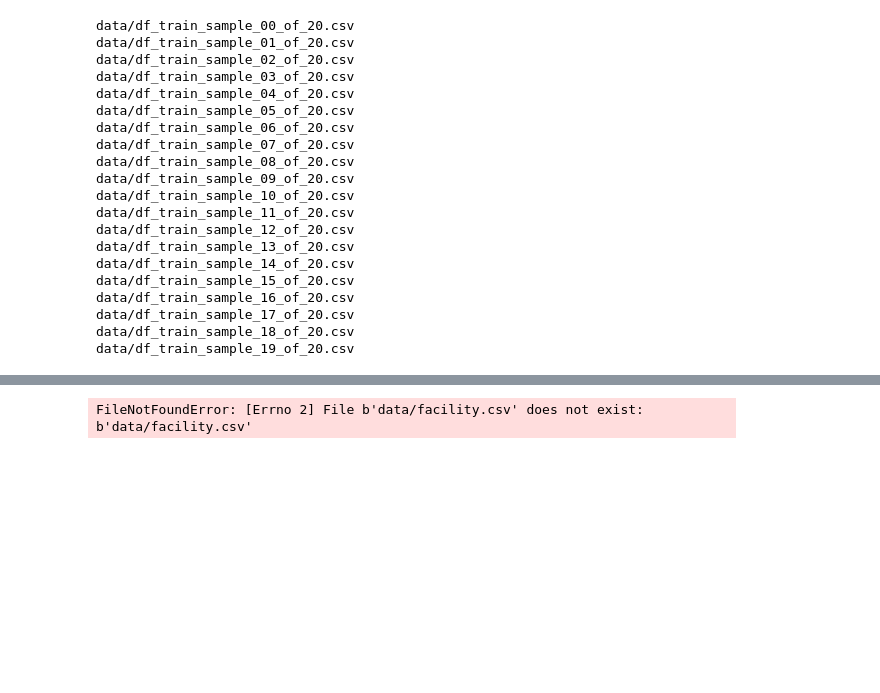
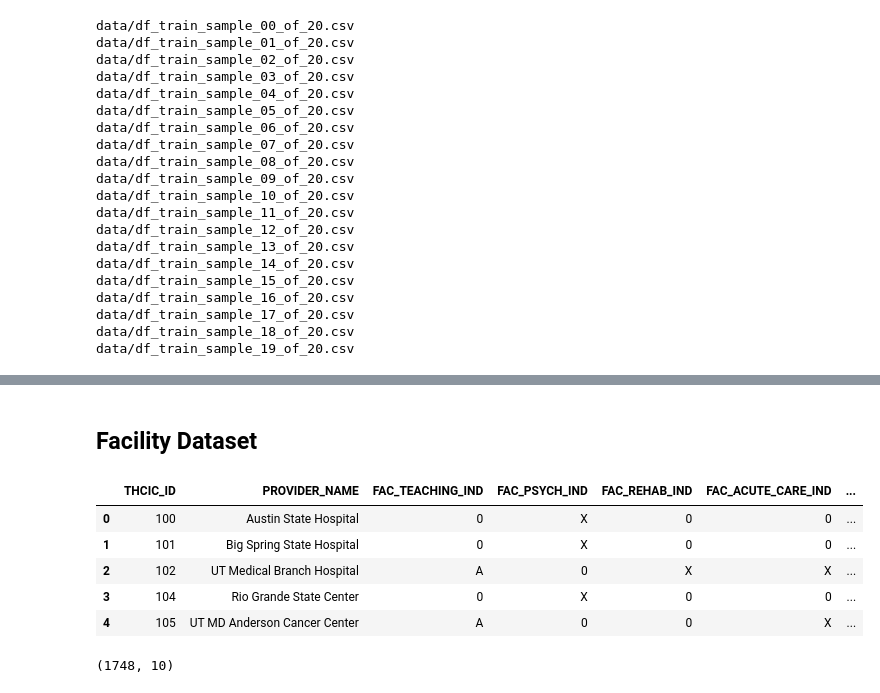
Before and after one commit to Esedicol/Data-Mining, a Jupyter notebook: TEXAS_DATASET/01-Import.ipynb, the cells around one changed output, grey strips where cells are left out. Saved outputs shown, nothing was run; the diff lists cells and outputs as text; code cells hidden in the pictures; blank space fills up the shorter version.

```diff
--- a/TEXAS_DATASET/01-Import.ipynb
+++ b/TEXAS_DATASET/01-Import.ipynb
@@ -89,0 +56,13 @@ Dropping 152 columns..
+# %%
+# Dropping irrelevant columns to reduce size of dataset
+def drop_irrelevant_columns(df_in):
+    # Dropping irrelevant columns
+    print(f'\nDropping {len(null_list)} columns ....')
+    new_df = df_in.drop(columns=null_list)
+    print(f"New Dataframe: {new_df.shape}")
+
+    return new_df
+# %%
+# Delete all columns where sum of null values >= 50,000
+df = drop_irrelevant_columns(df)
+df_grading = drop_irrelevant_columns(df_grading)
@@ -153,5 +134,22 @@ df_grading.to_csv("data/grading.csv", index=False)
-# %%
-df_facility = pd.read_csv("data/facility.csv", dtype = str)
-df_facility.shape
-# %% [output]
-FileNotFoundError: [Errno 2] File b'data/facility.csv' does not exist: b'data/facility.csv'
+# %% [markdown]
+## Facility Dataset
+# %%
+# Import facility
+df_facility_raw = pd.read_csv("src/Facility_type1q2013_tab.zip", sep="\t")
+df_facility_quarters = [pd.read_csv("src/Facility_type%sq2013_tab.zip" % k, sep="\t") for k in range(1,4)]
+# %%
+# First clean: drop column and fill in null values
+df_facility = pd.concat(df_facility_quarters, ignore_index=True)
+df_facility.drop(columns=["Unnamed: 10"], inplace=True)
+df_facility.fillna(0, inplace=True)
+# %%
+display(df_facility.head())
+display(df_facility.shape)
+# %% [output]
+|  | THCIC_ID | PROVIDER_NAME | FAC_TEACHING_IND | FAC_PSYCH_IND | FAC_REHAB_IND | FAC_ACUTE_CARE_IND | ... |
+| 0 | 100 | Austin State Hospital | 0 | X | 0 | 0 | ... |
+| 1 | 101 | Big Spring State Hospital | 0 | X | 0 | 0 | ... |
+| 2 | 102 | UT Medical Branch Hospital | A | 0 | X | X | ... |
+| 3 | 104 | Rio Grande State Center | 0 | X | 0 | 0 | ... |
+| 4 | 105 | UT MD Anderson Cancer Center | A | 0 | 0 | X | ... |
+(1748, 10)
```
Also changed, not shown: parts of 13 cells of this notebook, 8 other files.
